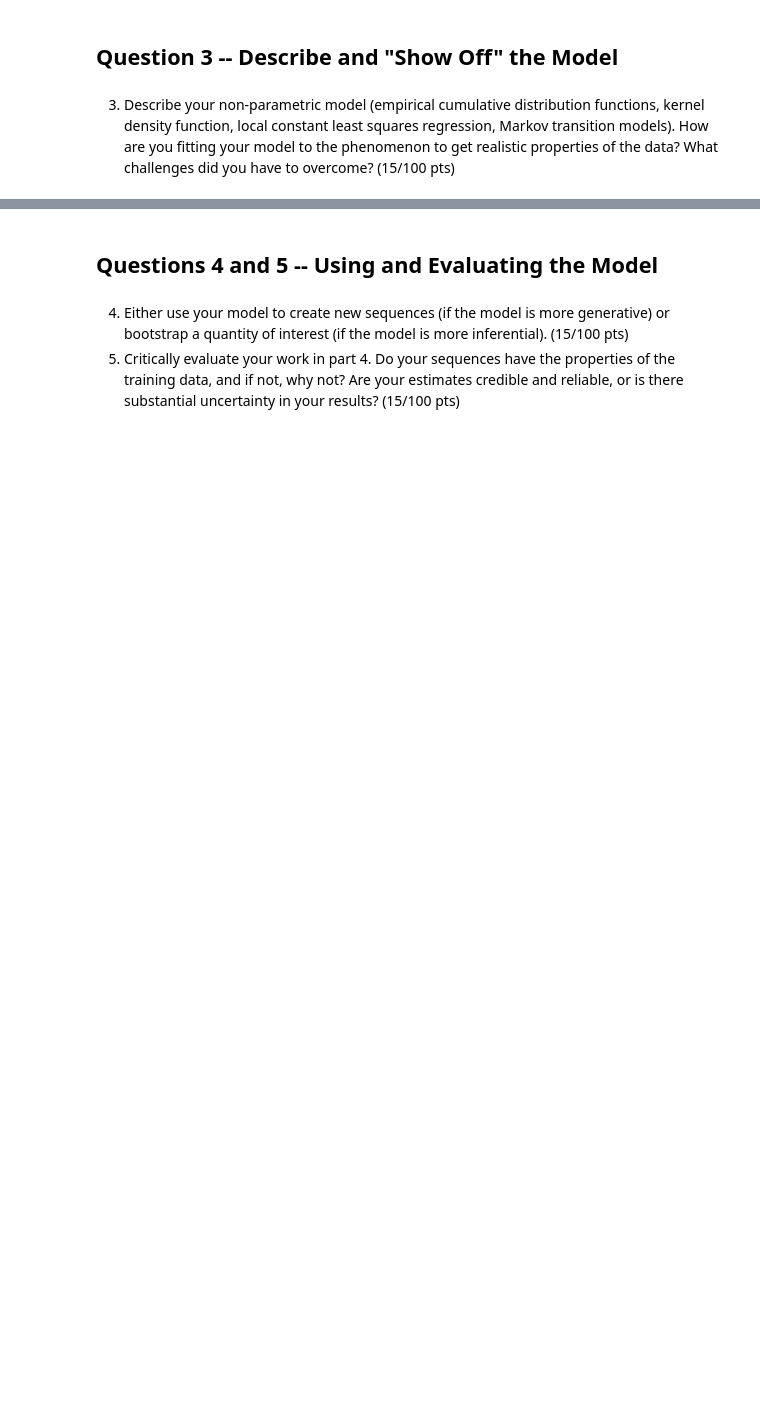
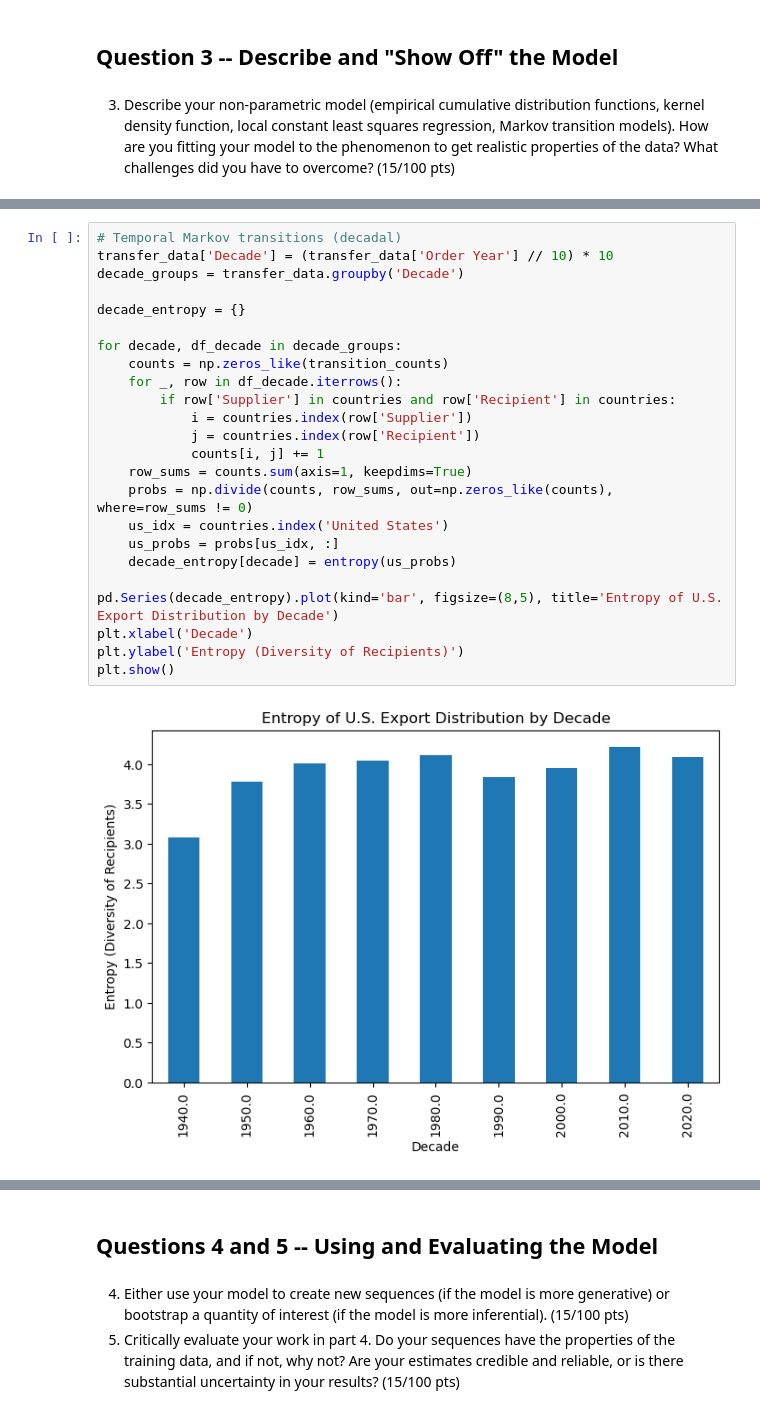
Before and after one commit to mwdunlap2004/understanding_uncertainty_assignments, a Jupyter notebook: Project1Notebook.ipynb, the cells around one changed output, grey strips where cells are left out. Drawn from its saved outputs; the diff is of its cells as text; blank space fills up the shorter version.

```diff
--- a/Project1Notebook.ipynb
+++ b/Project1Notebook.ipynb
@@ -149,0 +246,26 @@ Text(120.7222222222222, 0.5, 'Supplier Country')
+# %%
+# Temporal Markov transitions (decadal)
+transfer_data['Decade'] = (transfer_data['Order Year'] // 10) * 10
+decade_groups = transfer_data.groupby('Decade')
+
+decade_entropy = {}
+
+for decade, df_decade in decade_groups:
+    counts = np.zeros_like(transition_counts)
+    for _, row in df_decade.iterrows():
+        if row['Supplier'] in countries and row['Recipient'] in countries:
+            i = countries.index(row['Supplier'])
+            j = countries.index(row['Recipient'])
+            counts[i, j] += 1
+    row_sums = counts.sum(axis=1, keepdims=True)
+    probs = np.divide(counts, row_sums, out=np.zeros_like(counts), where=row_sums != 0)
+    us_idx = countries.index('United States')
+    us_probs = probs[us_idx, :]
+    decade_entropy[decade] = entropy(us_probs)
+
+pd.Series(decade_entropy).plot(kind='bar', figsize=(8,5), title='Entropy of U.S. Export Distribution by Decade')
+plt.xlabel('Decade')
+plt.ylabel('Entropy (Diversity of Recipients)')
+plt.show()
+# %% [output]
+[figure, added]
```
Also changed, not shown: parts of 23 cells of this notebook, 1 other file.
